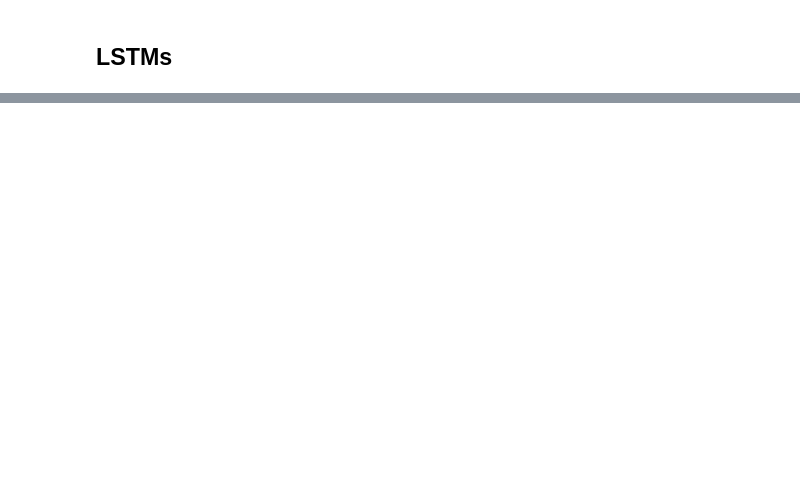
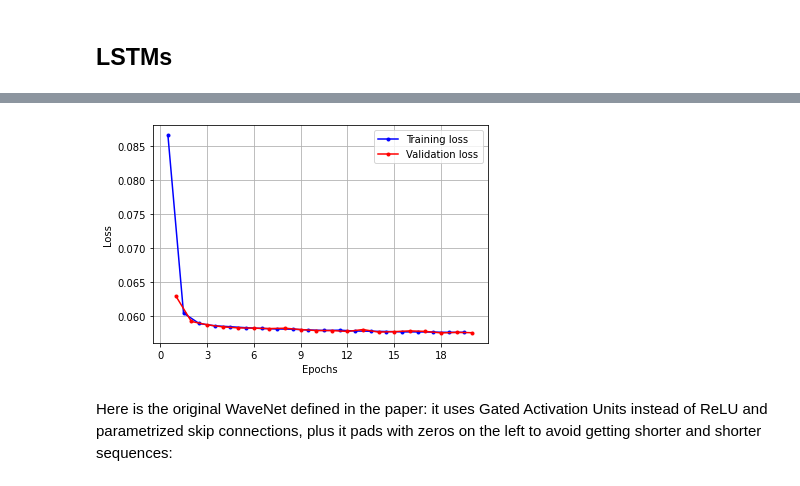
Before and after one commit to Shrey-Viradiya/HandsOnMachineLearning, a Jupyter notebook: Processing Sequences Using RNNs and CNNs.ipynb, the cells around one changed output, grey strips where cells are left out. Saved outputs shown, nothing was run; the diff lists cells and outputs as text; code cells hidden in the pictures; blank space fills up the shorter version.

```diff
--- a/Processing Sequences Using RNNs and CNNs.ipynb
+++ b/Processing Sequences Using RNNs and CNNs.ipynb
@@ -574,0 +697,13 @@ Epoch 20/20
+# %%
+np.random.seed(42)
+tf.random.set_seed(42)
+
+model = keras.models.Sequential()
+model.add(keras.layers.InputLayer(input_shape=[None, 1]))
+for rate in (1, 2, 4, 8) * 2:
+    model.add(keras.layers.Conv1D(filters=20, kernel_size=2, padding="causal",
+                                  activation="relu", dilation_rate=rate))
+model.add(keras.layers.Conv1D(filters=10, kernel_size=1))
+model.compile(loss="mse", optimizer="adam", metrics=[last_time_step_mse])
+history = model.fit(X_train, Y_train, epochs=20,
+                    validation_data=(X_valid, Y_valid))
@@ -574,0 +733,8 @@ Epoch 20/20
+# %%
+plot_learning_curves(history.history["loss"], history.history["val_loss"])
+plt.show()
+# %% [output]
+[figure, added]
+# %% [markdown]
+
+Here is the original WaveNet defined in the paper: it uses Gated Activation Units instead of ReLU and parametrized skip connections, plus it pads with zeros on the left to avoid getting shorter and shorter sequences:
```
Also changed, not shown: parts of 61 cells of this notebook.
